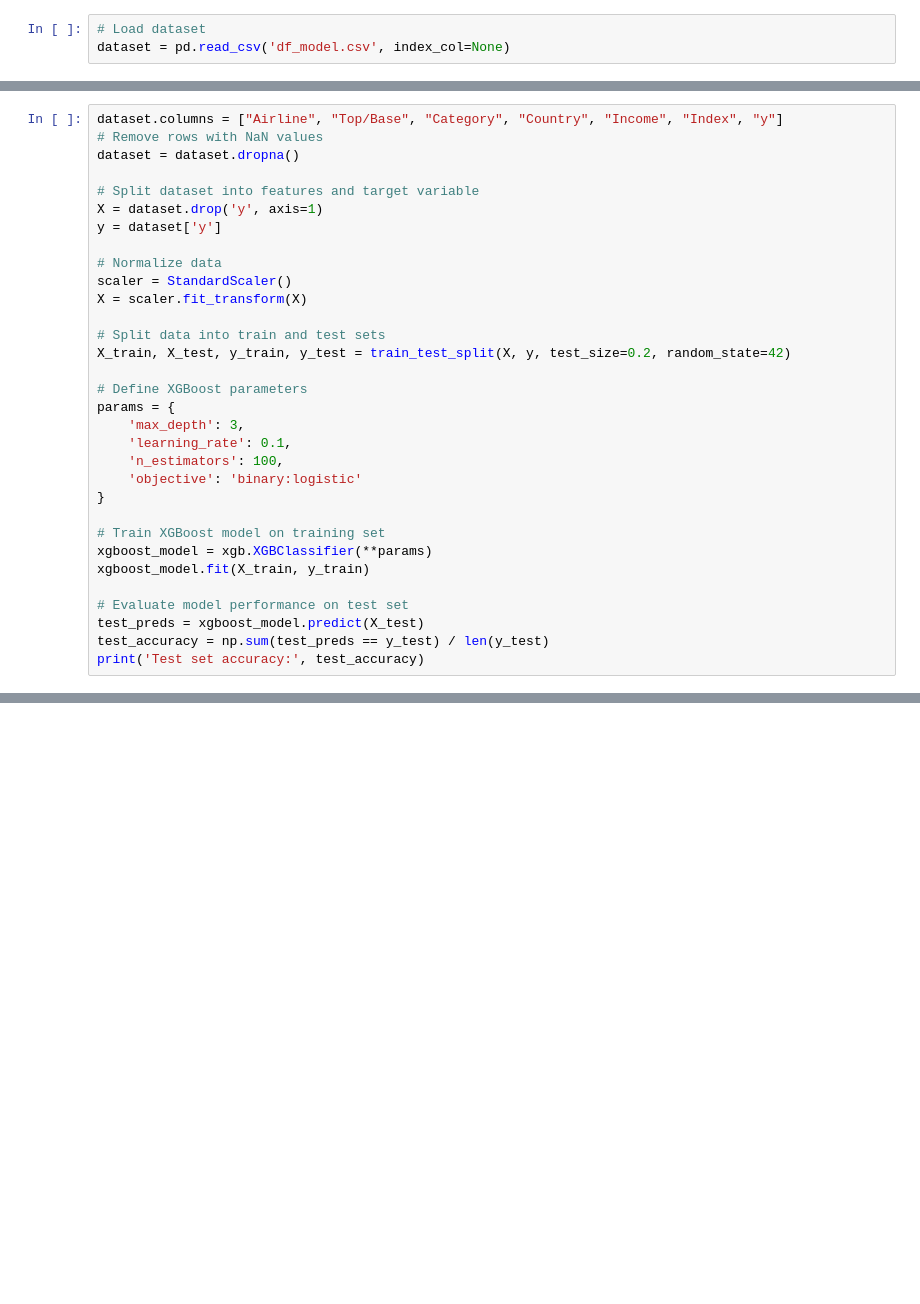
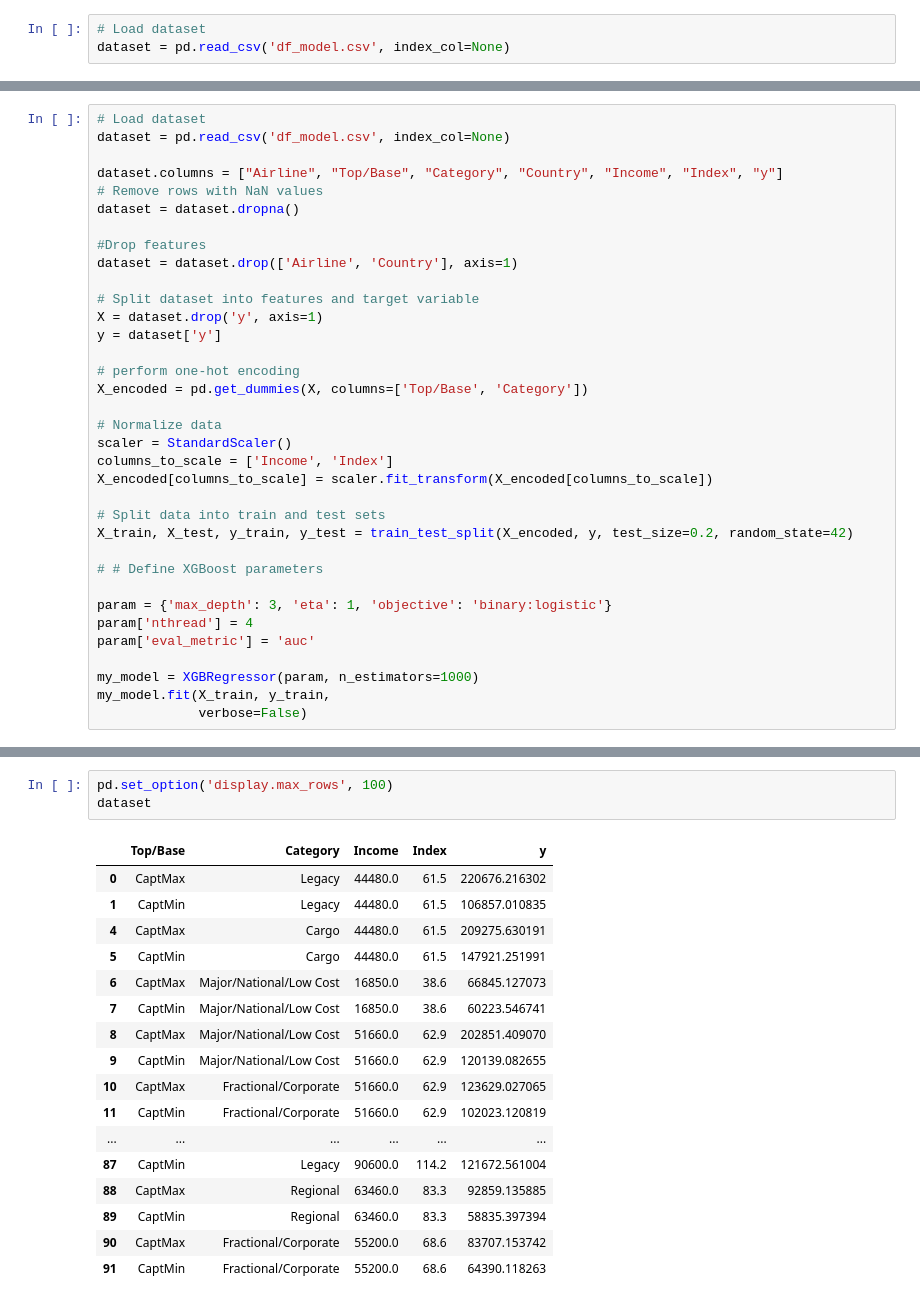
Before and after one commit to old2212/squawkit_predictor, a Jupyter notebook: model_code.ipynb, the cells around one changed output, grey strips where cells are left out. Cells and saved outputs as stored; diff of their text form; blank space fills up the shorter version.

```diff
--- a/model_code.ipynb
+++ b/model_code.ipynb
@@ -25,34 +179,37 @@ dataset
 92 rows × 7 columns
 # %%
+# Load dataset
+dataset = pd.read_csv('df_model.csv', index_col=None)
+
 dataset.columns = ["Airline", "Top/Base", "Category", "Country", "Income", "Index", "y"]
 # Remove rows with NaN values
 dataset = dataset.dropna()
+
+#Drop features
+dataset = dataset.drop(['Airline', 'Country'], axis=1)
 
 # Split dataset into features and target variable
 X = dataset.drop('y', axis=1)
 y = dataset['y']
 
+# perform one-hot encoding
+X_encoded = pd.get_dummies(X, columns=['Top/Base', 'Category'])
+
 # Normalize data
 scaler = StandardScaler()
-X = scaler.fit_transform(X)
+columns_to_scale = ['Income', 'Index']
+X_encoded[columns_to_scale] = scaler.fit_transform(X_encoded[columns_to_scale])
 
 # Split data into train and test sets
-X_train, X_test, y_train, y_test = train_test_split(X, y, test_size=0.2, random_state=42)
+X_train, X_test, y_train, y_test = train_test_split(X_encoded, y, test_size=0.2, random_state=42)
 
-# Define XGBoost parameters
-params = {
-    'max_depth': 3,
-    'learning_rate': 0.1,
-    'n_estimators': 100,
-    'objective': 'binary:logistic'
-}
+# # Define XGBoost parameters
 
-# Train XGBoost model on training set
-xgboost_model = xgb.XGBClassifier(**params)
-xgboost_model.fit(X_train, y_train)
+param = {'max_depth': 3, 'eta': 1, 'objective': 'binary:logistic'}
+param['nthread'] = 4
+param['eval_metric'] = 'auc'
 
-# Evaluate model performance on test set
-test_preds = xgboost_model.predict(X_test)
-test_accuracy = np.sum(test_preds == y_test) / len(y_test)
-print('Test set accuracy:', test_accuracy)
+my_model = XGBRegressor(param, n_estimators=1000)
+my_model.fit(X_train, y_train,
+             verbose=False)
 # %% [output]
@@ -59,0 +266,21 @@ ValueError: could not convert string to float: 'British Airways Mainline'
+# %%
+pd.set_option('display.max_rows', 100)
+dataset
+# %% [output]
+|  | Top/Base | Category | Income | Index | y |
+| 0 | CaptMax | Legacy | 44480.0 | 61.5 | 220676.216302 |
+| 1 | CaptMin | Legacy | 44480.0 | 61.5 | 106857.010835 |
+| 4 | CaptMax | Cargo | 44480.0 | 61.5 | 209275.630191 |
+| 5 | CaptMin | Cargo | 44480.0 | 61.5 | 147921.251991 |
+| 6 | CaptMax | Major/National/Low Cost | 16850.0 | 38.6 | 66845.127073 |
+| 7 | CaptMin | Major/National/Low Cost | 16850.0 | 38.6 | 60223.546741 |
+| 8 | CaptMax | Major/National/Low Cost | 51660.0 | 62.9 | 202851.409070 |
+| 9 | CaptMin | Major/National/Low Cost | 51660.0 | 62.9 | 120139.082655 |
+| 10 | CaptMax | Fractional/Corporate | 51660.0 | 62.9 | 123629.027065 |
+| 11 | CaptMin | Fractional/Corporate | 51660.0 | 62.9 | 102023.120819 |
+| ... | ... | ... | ... | ... | ... |
+| 87 | CaptMin | Legacy | 90600.0 | 114.2 | 121672.561004 |
+| 88 | CaptMax | Regional | 63460.0 | 83.3 | 92859.135885 |
+| 89 | CaptMin | Regional | 63460.0 | 83.3 | 58835.397394 |
+| 90 | CaptMax | Fractional/Corporate | 55200.0 | 68.6 | 83707.153742 |
+| 91 | CaptMin | Fractional/Corporate | 55200.0 | 68.6 | 64390.118263 |
```
Also changed, not shown: parts of 18 cells of this notebook, 10 other files.
